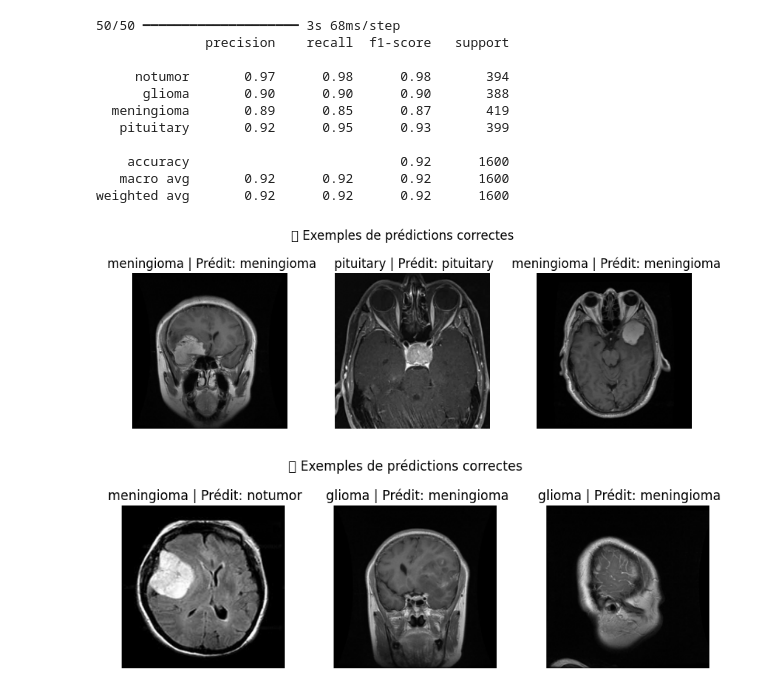
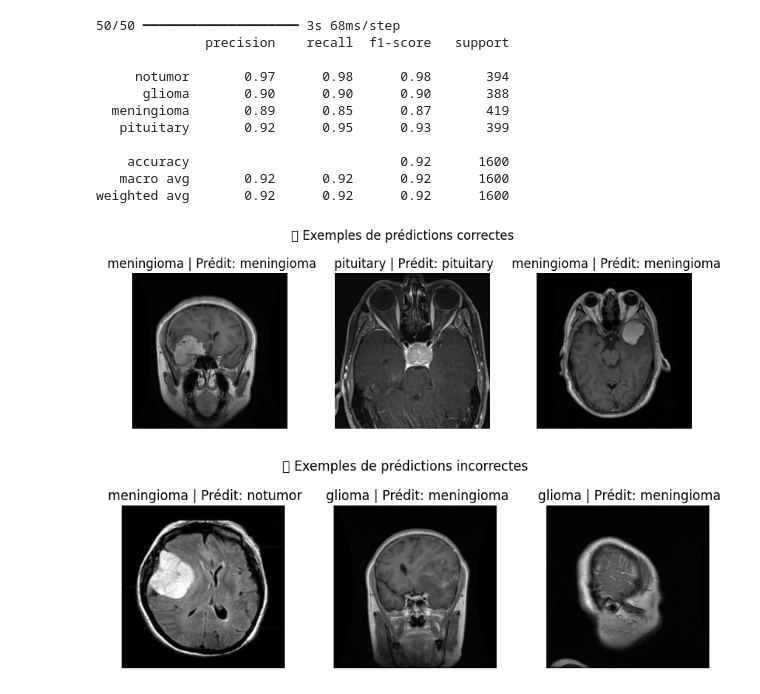
Before and after one commit to abirmes/BrainScan, a Jupyter notebook: tests.ipynb, the cells around one changed output. Cells and saved outputs as stored; diff of their text form; code cells hidden in the pictures.

```diff
--- a/tests.ipynb
+++ b/tests.ipynb
@@ -392,23 +392,23 @@ weighted avg       0.92      0.92      0.92      1600
 # %%
 import numpy as np
 correct_indices = np.where(y_pred_classes == y_true)[0]
 incorrect_indices = np.where(y_pred_classes != y_true)[0]
 plt.figure(figsize=(10, 6))
 for i, idx in enumerate(correct_indices[:3]):
     plt.subplot(2, 3, i+1)
     plt.imshow(x_test[idx])
     plt.title(f" {class_names[y_true[idx]]} | Prédit: {class_names[y_pred_classes[idx]]}")
     plt.axis("off")
 plt.suptitle("✅ Exemples de prédictions correctes")
 plt.show()
 plt.figure(figsize=(10, 6))
 for i, idx in enumerate(incorrect_indices[:3]):
     plt.subplot(2, 3, i+1)
     plt.imshow(x_test[idx])
     plt.title(f" {class_names[y_true[idx]]} | Prédit: {class_names[y_pred_classes[idx]]}")
     plt.axis("off")
-plt.suptitle("✅ Exemples de prédictions correctes")
+plt.suptitle("✅ Exemples de prédictions incorrectes")
 plt.show()
 # %% [output]
 [figure]
-[figure, old version]
+[figure, new version]
```
Also changed, not shown: 15 other files.
